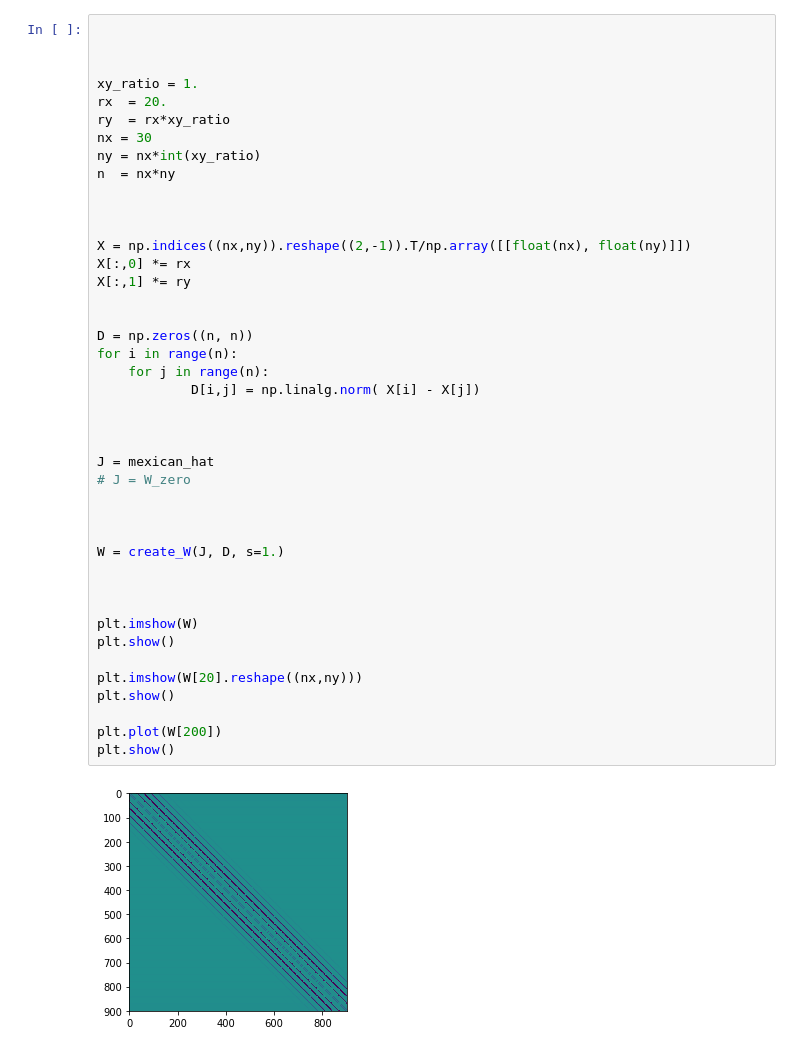
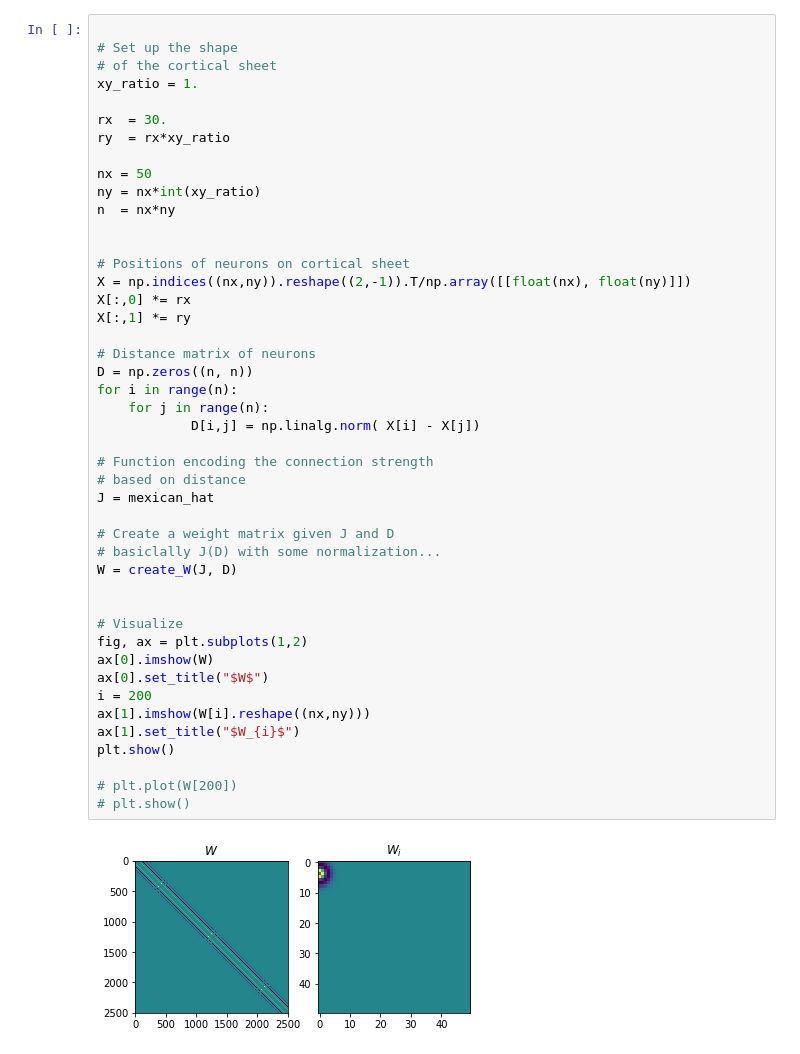
Before and after one commit to mirkoklukas/htmresearch, a Jupyter notebook: projects/gridcells/jupyter/CAN/2d CAN .ipynb, the cells around one changed output. Cells and saved outputs as stored; diff of their text form.

```diff
--- a/projects/gridcells/jupyter/CAN/2d CAN .ipynb
+++ b/projects/gridcells/jupyter/CAN/2d CAN .ipynb
@@ -17,44 +11,47 @@ The autoreload extension is already loaded. To reload it, use:
 # %%
 
+# Set up the shape
+# of the cortical sheet
+xy_ratio = 1.
 
+rx  = 30.
+ry  = rx*xy_ratio
 
-xy_ratio = 1.
-rx  = 20.
-ry  = rx*xy_ratio
-nx = 30
+nx = 50
 ny = nx*int(xy_ratio)
 n  = nx*ny
 
 
-
+# Positions of neurons on cortical sheet
 X = np.indices((nx,ny)).reshape((2,-1)).T/np.array([[float(nx), float(ny)]])
 X[:,0] *= rx
 X[:,1] *= ry
 
-
+# Distance matrix of neurons
 D = np.zeros((n, n))
 for i in range(n):
     for j in range(n):
             D[i,j] = np.linalg.norm( X[i] - X[j])
 
+# Function encoding the connection strength
+# based on distance
+J = mexican_hat
+
+# Create a weight matrix given J and D
+# basiclally J(D) with some normalization...
+W = create_W(J, D)
 
 
-J = mexican_hat
-# J = W_zero
-
-
-
-W = create_W(J, D, s=1.)
-
-
-
-plt.imshow(W)
+# Visualize
+fig, ax = plt.subplots(1,2)
+ax[0].imshow(W)
+ax[0].set_title("$W$")
+i = 200
+ax[1].imshow(W[i].reshape((nx,ny)))
+ax[1].set_title("$W_{i}$")
 plt.show()
 
-plt.imshow(W[20].reshape((nx,ny)))
-plt.show()
-
-plt.plot(W[200])
-plt.show()
+# plt.plot(W[200])
+# plt.show()
 # %% [output]
-[figure, old version]
+[figure, new version]
```
Also changed, not shown: parts of 12 cells of this notebook, 4 other files.
